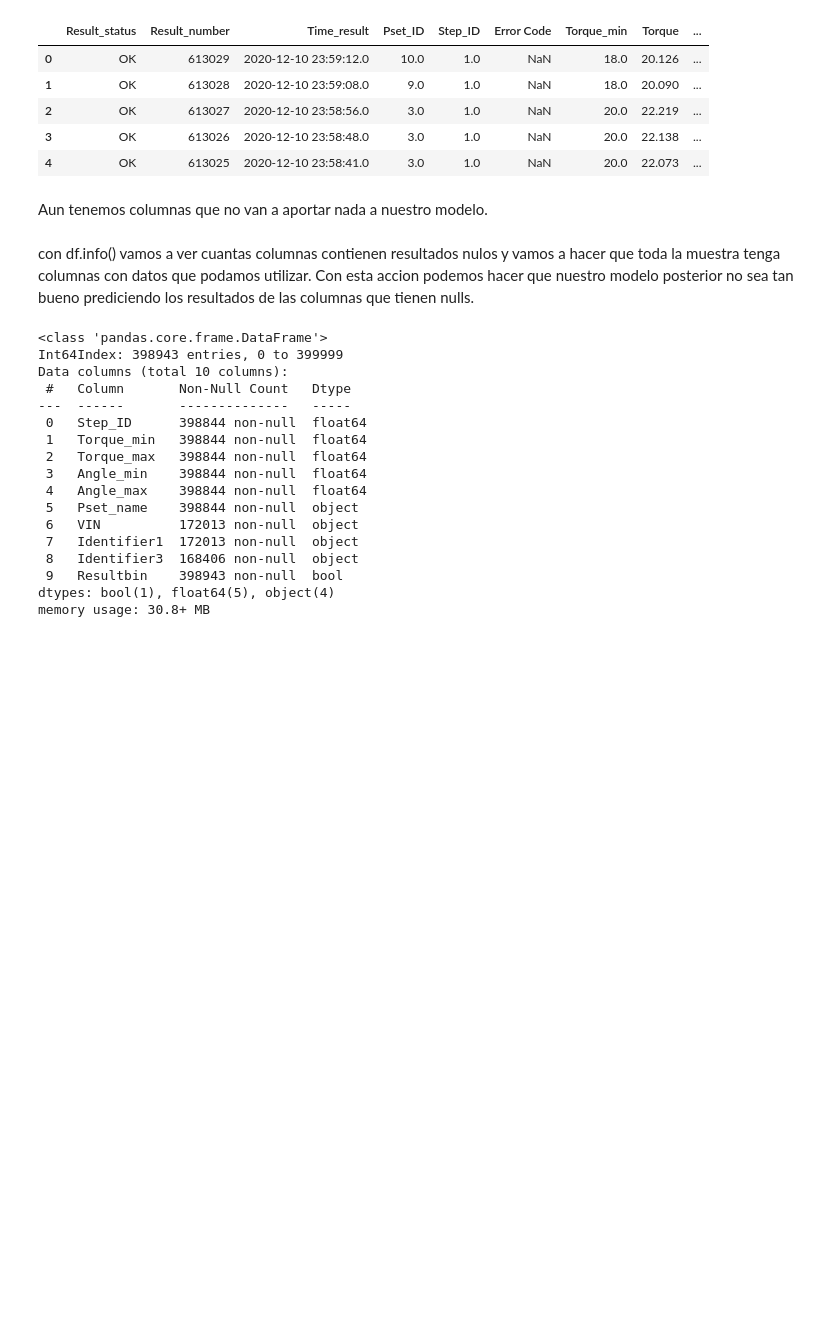
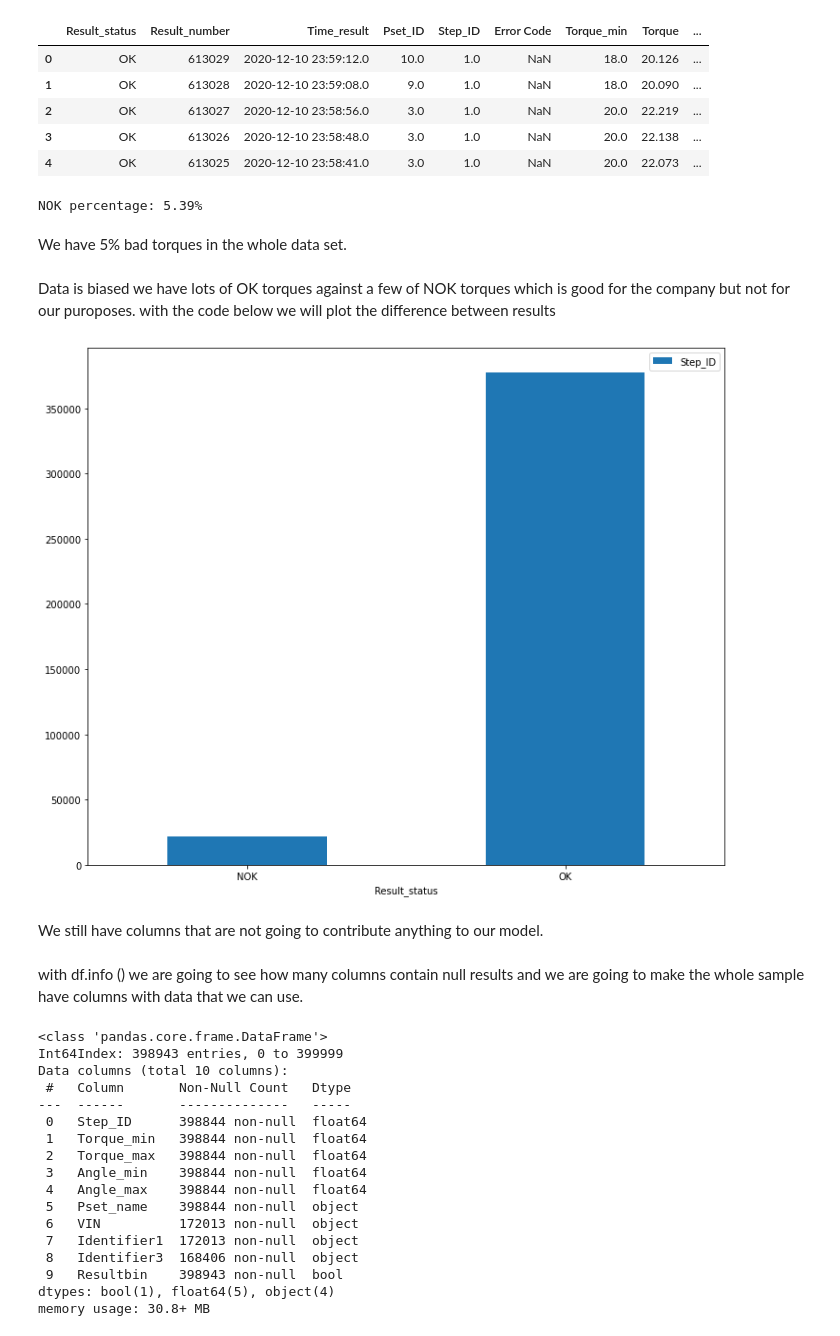
Before and after one commit to guillermodean/TTM_pamplona_NN, a Jupyter notebook: TTM-CNN.ipynb, the cells around one changed output. Cells and saved outputs as stored; diff of their text form; code cells hidden in the pictures; blank space fills up the shorter version.

```diff
--- a/TTM-CNN.ipynb
+++ b/TTM-CNN.ipynb
@@ -144,13 +181,29 @@ df.head()
 | 2 | OK | 613027 | 2020-12-10 23:58:56.0 | 3.0 | 1.0 | NaN | 20.0 | 22.219 | ... |
 | 3 | OK | 613026 | 2020-12-10 23:58:48.0 | 3.0 | 1.0 | NaN | 20.0 | 22.138 | ... |
 | 4 | OK | 613025 | 2020-12-10 23:58:41.0 | 3.0 | 1.0 | NaN | 20.0 | 22.073 | ... |
-# %% [markdown]
-Aun tenemos columnas que no van a aportar nada a nuestro modelo.
+# %%
+OKS = len(df[df["Result_status"].str.contains("OK",na=False)])
+NOKS=len(df[df["Result_status"].str.contains("NOK",na=False)])
+result=NOKS/OKS
+print("NOK percentage: {:2.2%}".format(result))
+# %% [output]
+NOK percentage: 5.39%
+# %% [markdown]
+We have 5% bad torques in the whole data set.
+# %% [markdown]
+Data is biased we have lots of OK torques against a few of NOK torques which is good for the company but not for our puroposes.
+with the code below we will plot the difference between results
+# %%
+dfX_plot=df[['Result_status','Step_ID']].groupby(by='Result_status').count()
+ax = dfX_plot.plot.bar(y='Step_ID',rot=0)
+# %% [output]
+[figure, added]
+# %% [markdown]
+We still have columns that are not going to contribute anything to our model.
 # %%
 dfX=df.drop(columns={'Result_status','Result_number','Time_result','Pset_ID','Identifier4','Identifier5','Identifier2','Error Code','Torque','Angle'})
-# %% [markdown]
-con df.info() vamos a ver cuantas columnas contienen resultados nulos y vamos a hacer que toda la muestra tenga columnas con datos que podamos utilizar.
-Con esta accion podemos hacer que nuestro modelo posterior no sea tan bueno prediciendo los resultados de las columnas que tienen nulls.
+# %% [markdown]
+with df.info () we are going to see how many columns contain null results and we are going to make the whole sample have columns with data that we can use.
 # %%
 dfX.info()
 # %% [output]
```
Also changed, not shown: parts of 81 cells of this notebook.
